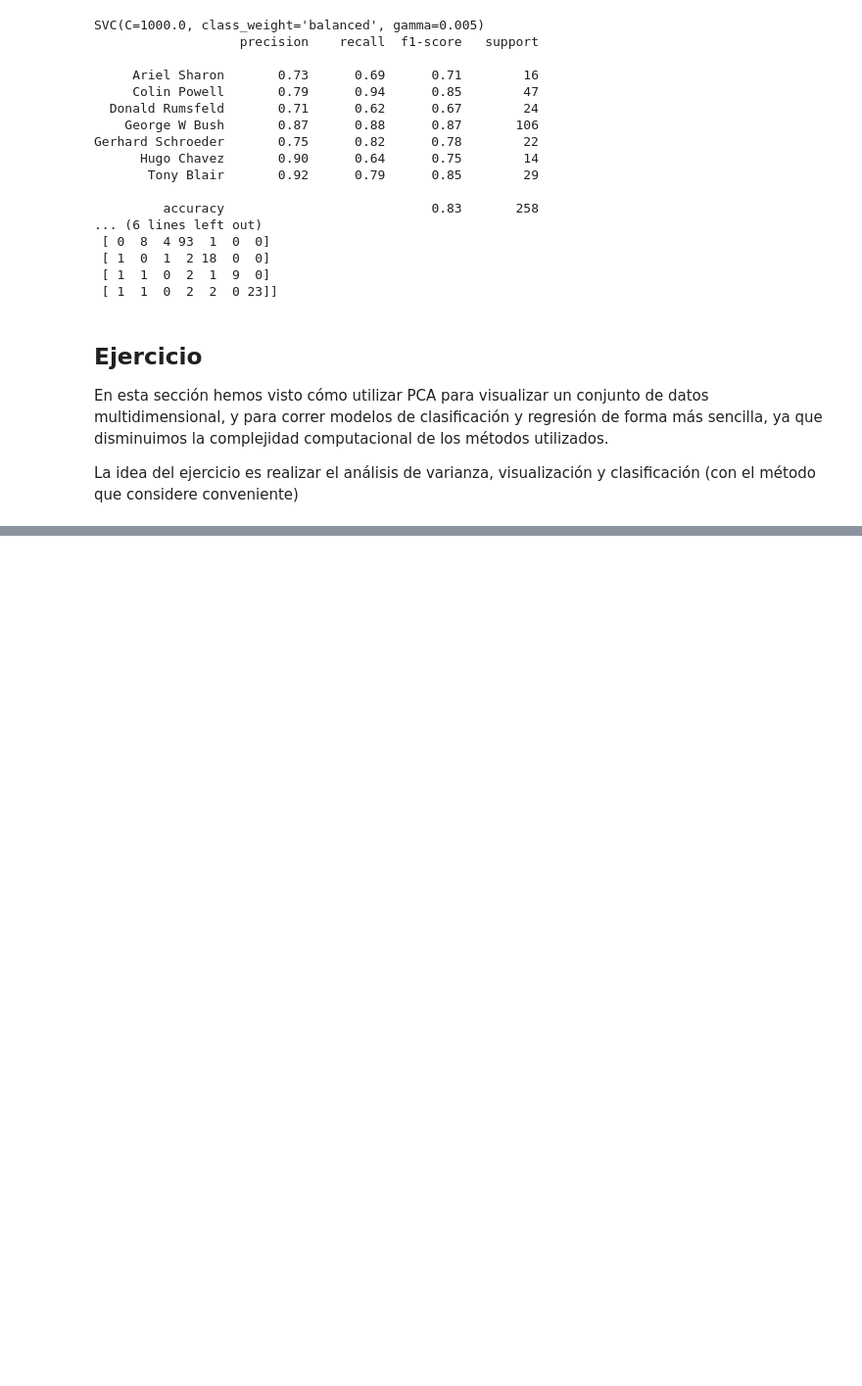
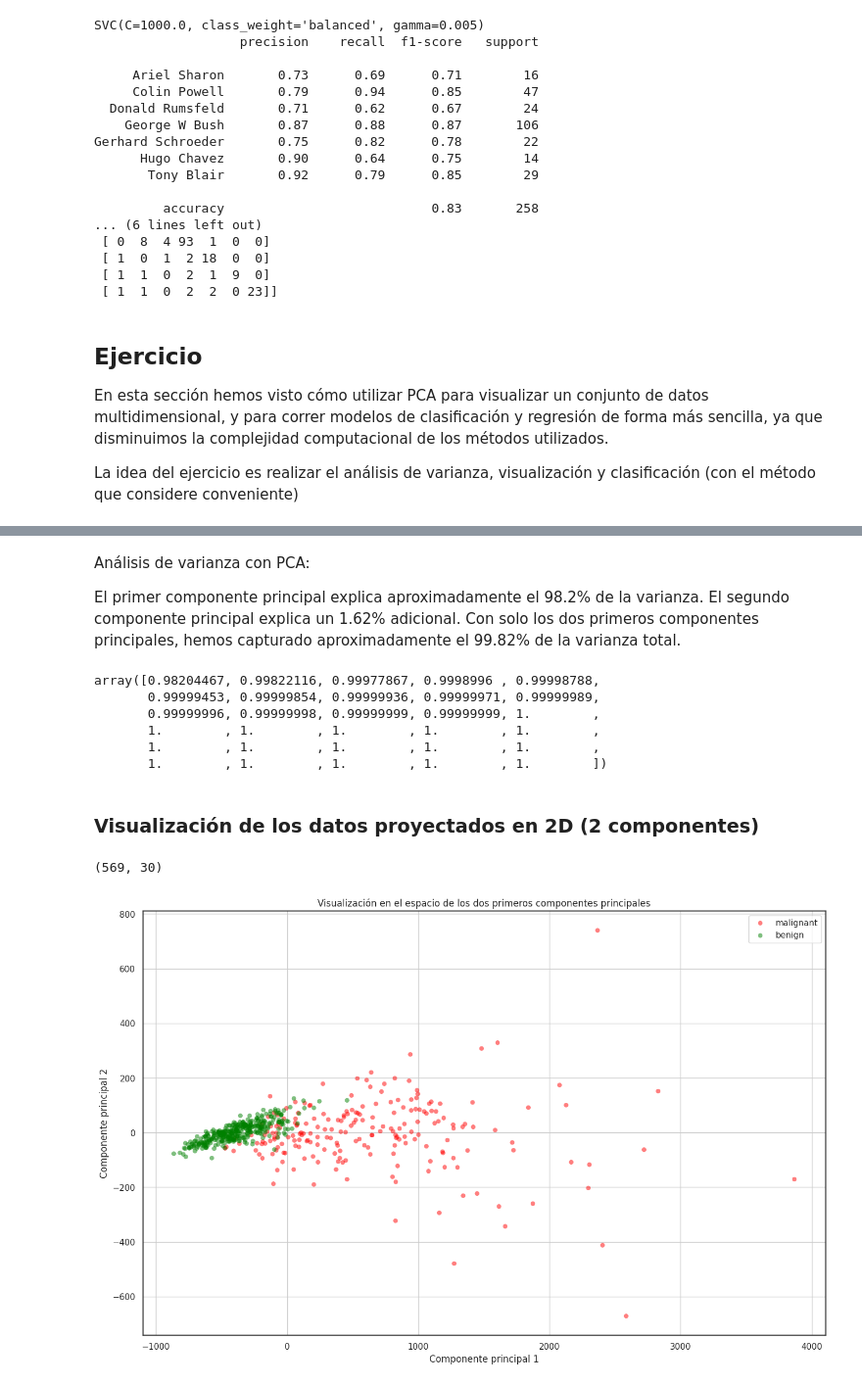
Before and after one commit to dcrovo/ML-Workshops, a Jupyter notebook: Lab5/Aprendizaje_de_máquina_PCA_.ipynb, the cells around one changed output, grey strips where cells are left out. Shown at 98% size. Saved outputs shown, nothing was run; the diff lists cells and outputs as text; code cells hidden in the pictures; blank space fills up the shorter version.

```diff
--- a/Lab5/Aprendizaje_de_máquina_PCA_.ipynb
+++ b/Lab5/Aprendizaje_de_máquina_PCA_.ipynb
@@ -631,0 +678,44 @@ breast_cancer.data
+# %% [markdown]
+Análisis de varianza con PCA:
+
+El primer componente principal explica aproximadamente el 98.2% de la varianza.
+El segundo componente principal explica un 1.62% adicional.
+Con solo los dos primeros componentes principales, hemos capturado aproximadamente el 99.82% de la varianza total.
+# %%
+breast_cancer_cum_variance_ratio
+# %% [output]
+array([0.98204467, 0.99822116, 0.99977867, 0.9998996 , 0.99998788,
+       0.99999453, 0.99999854, 0.99999936, 0.99999971, 0.99999989,
+       0.99999996, 0.99999998, 0.99999999, 0.99999999, 1.        ,
+       1.        , 1.        , 1.        , 1.        , 1.        ,
+       1.        , 1.        , 1.        , 1.        , 1.        ,
+       1.        , 1.        , 1.        , 1.        , 1.        ])
+# %% [markdown]
+### Visualización de los datos proyectados en 2D (2 componentes)
+# %%
+projected_breast_cancer = pca_breast_cancer.transform(data)
+projected_breast_cancer.shape
+# %% [output]
+(569, 30)
+# %%
+plt.figure(figsize=(16,10))
+plt.scatter(projected_breast_cancer[target == 0,0],
+            projected_breast_cancer[target == 0,1],
+            color='red',
+            edgecolors='none',
+            alpha=0.5,
+            label=target_names[0])
+plt.scatter(projected_breast_cancer[target == 1, 0],
+            projected_breast_cancer[target == 1, 1],
+            color='green',
+            edgecolors='none',
+            label=target_names[1],
+            alpha=0.5)
+plt.grid(True)
+plt.xlabel('Componente principal 1')
+plt.ylabel('Componente principal 2')
+plt.title('Visualización en el espacio de los dos primeros componentes principales')
+plt.legend()
+plt.show()
+# %% [output]
+[figure, added]
```
Also changed, not shown: parts of 24 cells of this notebook.
